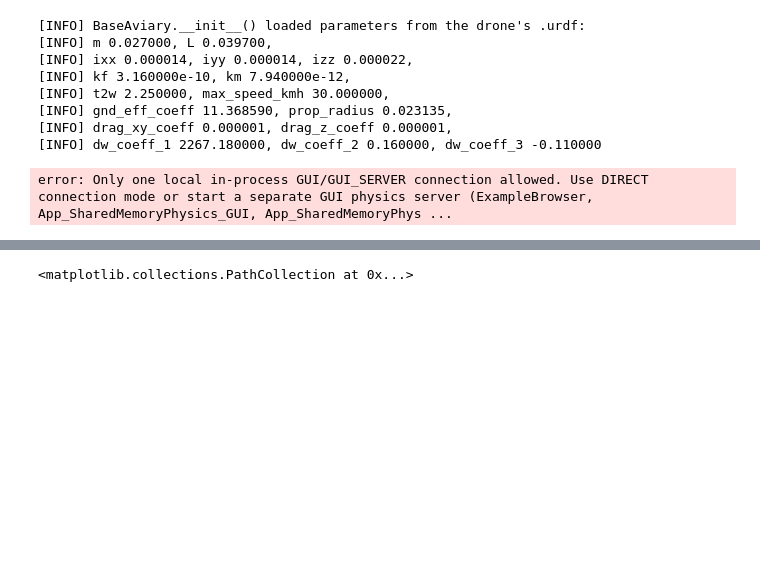
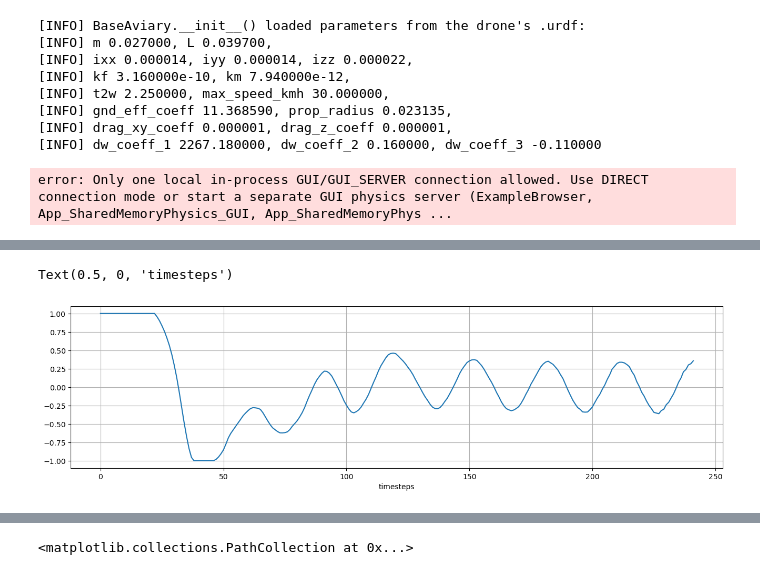
Before and after one commit to SofieElving/GGSpeciale, a Jupyter notebook: quadcopter-suite/SPID_test.ipynb, the cells around one changed output, grey strips where cells are left out. Cells and saved outputs as stored; diff of their text form; code cells hidden in the pictures; blank space fills up the shorter version.

```diff
--- a/quadcopter-suite/SPID_test.ipynb
+++ b/quadcopter-suite/SPID_test.ipynb
@@ -280,0 +607,8 @@ error: Only one local in-process GUI/GUI_SERVER connection allowed. Use DIRECT c
+# %%
+plt.figure(figsize=(16, 4))
+plt.plot(teacher_actions)
+plt.grid()
+plt.xlabel("timesteps")
+# %% [output]
+Text(0.5, 0, 'timesteps')
+[figure, added]
```
Also changed, not shown: parts of 18 cells of this notebook, 11 other files.
